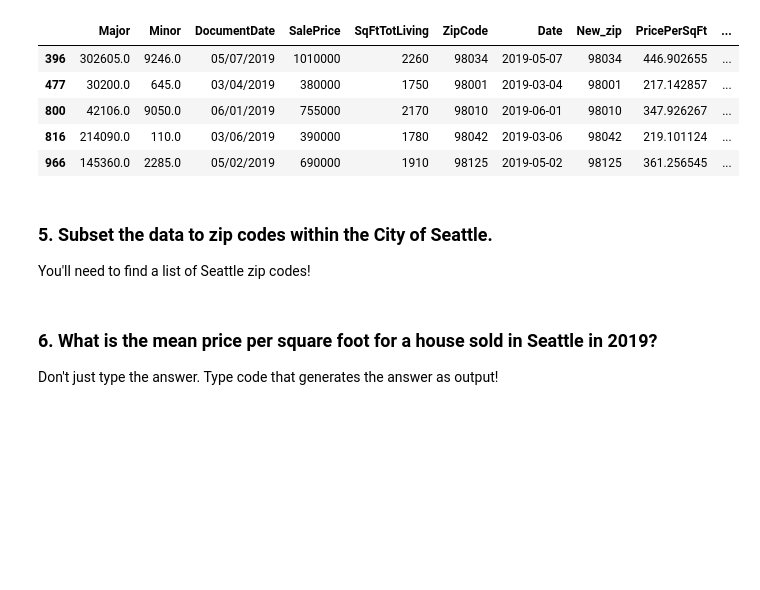
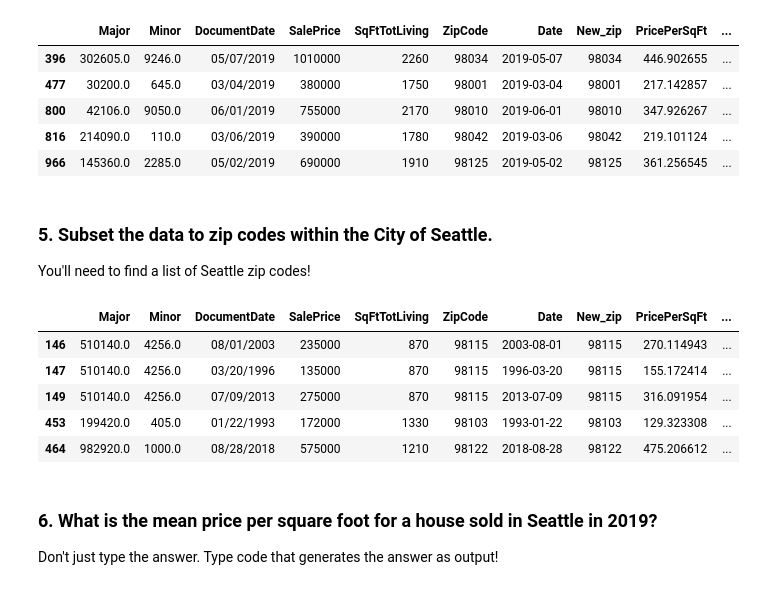
Before and after one commit to Jkim516/pandas-3-data-cleaning-seattle-ds-062419, a Jupyter notebook: pandas-3-data-cleaning.ipynb, the cells around one changed output. Drawn from its saved outputs; the diff is of its cells as text; code cells hidden in the pictures; blank space fills up the shorter version.

```diff
--- a/pandas-3-data-cleaning.ipynb
+++ b/pandas-3-data-cleaning.ipynb
@@ -487,6 +487,20 @@ sales_data_copy.loc[sales_data_copy['Date_Year'] == "2019"].head()
 ### 5. Subset the data to zip codes within the City of Seattle.
 
 You'll need to find a list of Seattle zip codes!
+# %%
+Seattle_zip = [98101, 98102, 98103, 98104, 98105, 98106, 98107, 98108, 98109, 98112,
+               98115, 98116, 98117, 98118, 98119, 98121, 98122, 98125, 98126, 98133,
+               98134, 98136, 98144, 98146, 98154, 98164, 98174, 98177, 98178, 98195, 98199]
+# %%
+
+sales_data_copy[sales_data_copy['ZipCode'].isin(Seattle_zip)].head()
+# %% [output]
+|  | Major | Minor | DocumentDate | SalePrice | SqFtTotLiving | ZipCode | Date | New_zip | PricePerSqFt | ... |
+| 146 | 510140.0 | 4256.0 | 08/01/2003 | 235000 | 870 | 98115 | 2003-08-01 | 98115 | 270.114943 | ... |
+| 147 | 510140.0 | 4256.0 | 03/20/1996 | 135000 | 870 | 98115 | 1996-03-20 | 98115 | 155.172414 | ... |
+| 149 | 510140.0 | 4256.0 | 07/09/2013 | 275000 | 870 | 98115 | 2013-07-09 | 98115 | 316.091954 | ... |
+| 453 | 199420.0 | 405.0 | 01/22/1993 | 172000 | 1330 | 98103 | 1993-01-22 | 98103 | 129.323308 | ... |
+| 464 | 982920.0 | 1000.0 | 08/28/2018 | 575000 | 1210 | 98122 | 2018-08-28 | 98122 | 475.206612 | ... |
 # %% [markdown]
 ### 6. What is the mean price per square foot for a house sold in Seattle in 2019?
 
```
